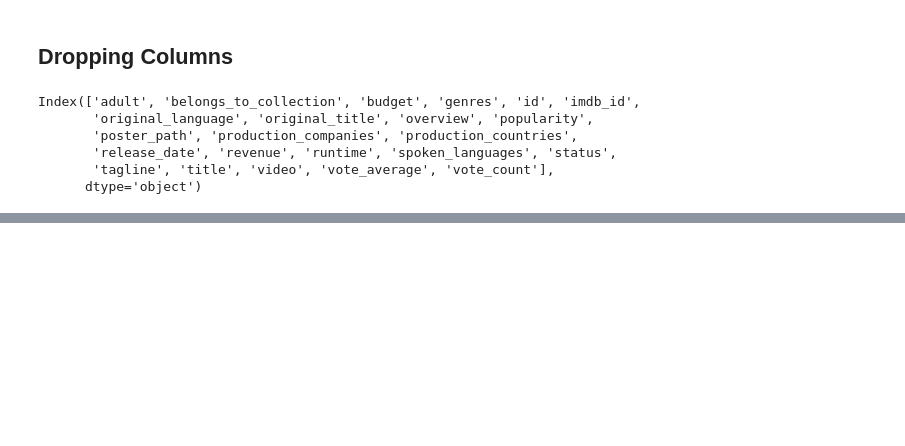
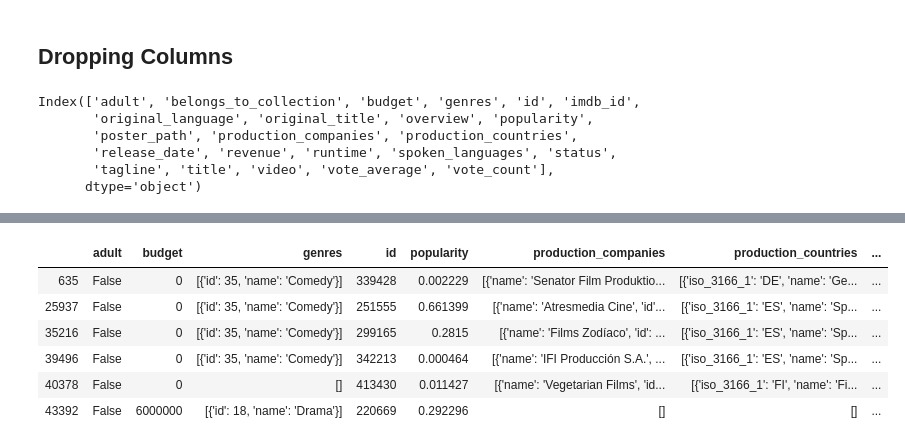
Before and after one commit to bmor2552/MovieProj, a Jupyter notebook: Official_Movie_Notebook.ipynb, the cells around one changed output, grey strips where cells are left out. Saved outputs shown, nothing was run; the diff lists cells and outputs as text; code cells hidden in the pictures; blank space fills up the shorter version.

```diff
--- a/Official_Movie_Notebook.ipynb
+++ b/Official_Movie_Notebook.ipynb
@@ -233,0 +296,4 @@ Index(['adult', 'budget', 'genres', 'id', 'popularity', 'production_companies',
+# %%
+# I will not be using them for my analysis so I will drop them
+# I am taking the index number of the six rows and then gettign ride of them
+df.drop(index= [35587, 35586, 29503, 29502, 19730, 19729], inplace=True)
@@ -233,0 +330,12 @@ Index(['adult', 'budget', 'genres', 'id', 'popularity', 'production_companies',
+# %%
+# 7 total isnt much so, you guessed it, Drop Em!!
+df.loc[df['runtime'].isna()]
+# Here is what the rows look like that we are dropping
+# %% [output]
+|  | adult | budget | genres | id | popularity | production_companies | production_countries | ... |
+| 635 | False | 0 | [{'id': 35, 'name': 'Comedy'}] | 339428 | 0.002229 | [{'name': 'Senator Film Produktio... | [{'iso_3166_1': 'DE', 'name': 'Ge... | ... |
+| 25937 | False | 0 | [{'id': 35, 'name': 'Comedy'}] | 251555 | 0.661399 | [{'name': 'Atresmedia Cine', 'id'... | [{'iso_3166_1': 'ES', 'name': 'Sp... | ... |
+| 35216 | False | 0 | [{'id': 35, 'name': 'Comedy'}] | 299165 | 0.2815 | [{'name': 'Films Zodíaco', 'id': ... | [{'iso_3166_1': 'ES', 'name': 'Sp... | ... |
+| 39496 | False | 0 | [{'id': 35, 'name': 'Comedy'}] | 342213 | 0.000464 | [{'name': 'IFI Producción S.A.', ... | [{'iso_3166_1': 'ES', 'name': 'Sp... | ... |
+| 40378 | False | 0 | [] | 413430 | 0.011427 | [{'name': 'Vegetarian Films', 'id... | [{'iso_3166_1': 'FI', 'name': 'Fi... | ... |
+| 43392 | False | 6000000 | [{'id': 18, 'name': 'Drama'}] | 220669 | 0.292296 | [] | [] | ... |
```
Also changed, not shown: parts of 19 cells of this notebook.
